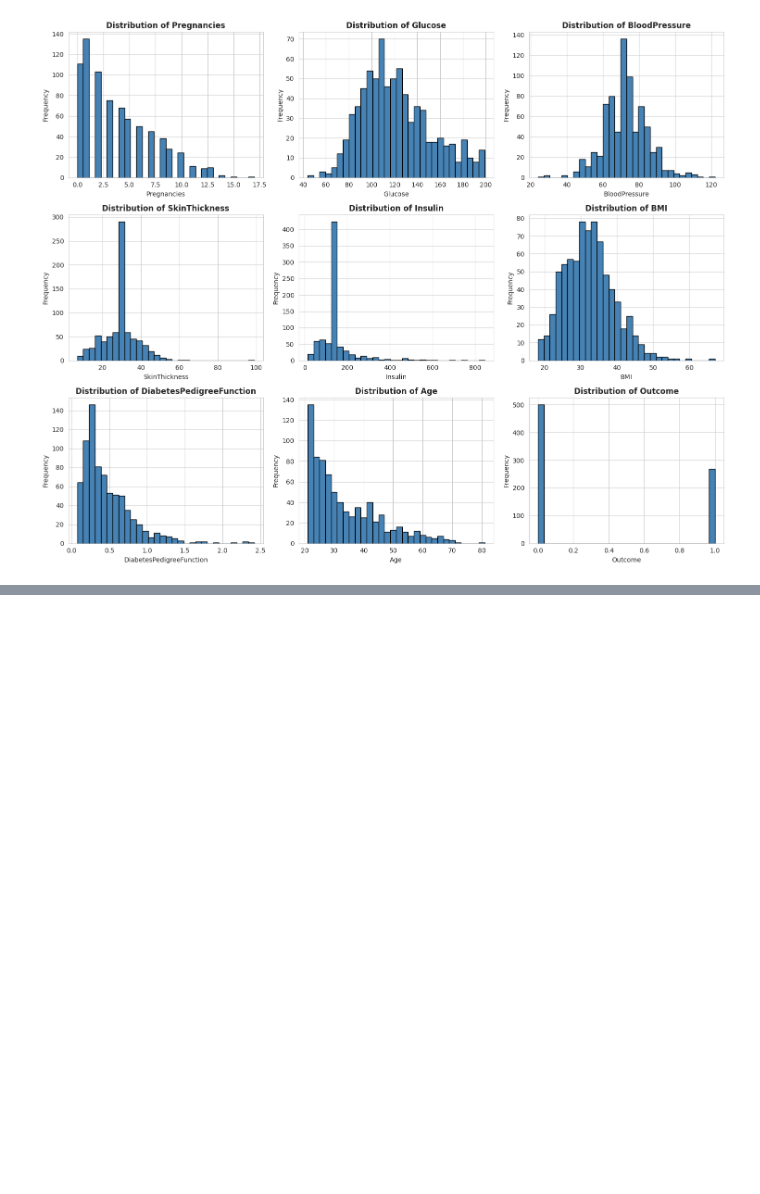
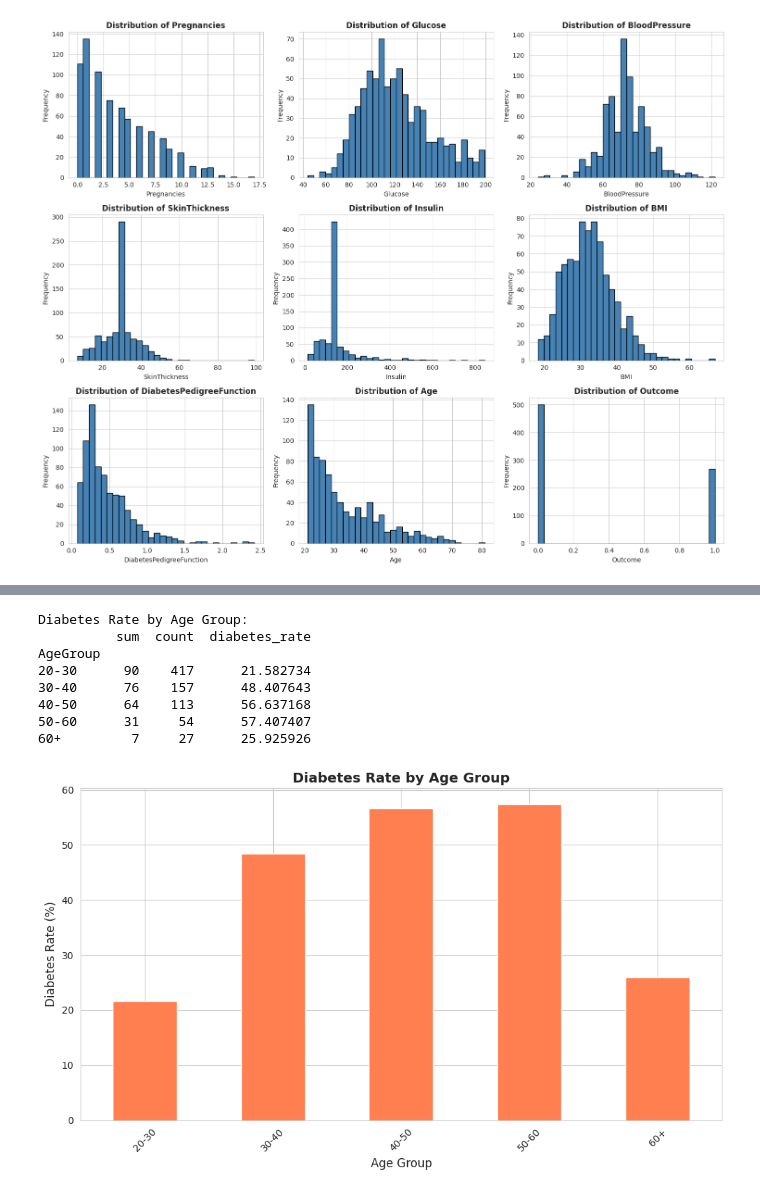
Before and after one commit to riyasingh-10/google-colab, a Jupyter notebook: diabetes_data_filter.ipynb, the cells around one changed output, grey strips where cells are left out. Cells and saved outputs as stored; diff of their text form; code cells hidden in the pictures; blank space fills up the shorter version.

```diff
--- a/diabetes_data_filter.ipynb
+++ b/diabetes_data_filter.ipynb
@@ -243,0 +312,32 @@ plt.show()
+# %%
+# Create age groups
+df_cleaned['AgeGroup'] = pd.cut(df_cleaned['Age'],
+                                 bins=[20, 30, 40, 50, 60, 100],
+                                 labels=['20-30', '30-40', '40-50', '50-60', '60+'])
+
+# Diabetes rate by age group
+age_diabetes = df_cleaned.groupby('AgeGroup')['Outcome'].agg(['sum', 'count'])
+age_diabetes['diabetes_rate'] = (age_diabetes['sum'] / age_diabetes['count']) * 100
+
+print("Diabetes Rate by Age Group:")
+print(age_diabetes)
+
+# Visualize
+plt.figure(figsize=(10, 6))
+age_diabetes['diabetes_rate'].plot(kind='bar', color='coral')
+plt.title('Diabetes Rate by Age Group', fontsize=14, fontweight='bold')
+plt.xlabel('Age Group', fontsize=12)
+plt.ylabel('Diabetes Rate (%)', fontsize=12)
+plt.xticks(rotation=45)
+plt.tight_layout()
+plt.show()
+# %% [output]
+Diabetes Rate by Age Group:
+          sum  count  diabetes_rate
+AgeGroup
+20-30      90    417      21.582734
+30-40      76    157      48.407643
+40-50      64    113      56.637168
+50-60      31     54      57.407407
+60+         7     27      25.925926
+[figure, added]
```
Also changed, not shown: parts of 5 cells of this notebook.
